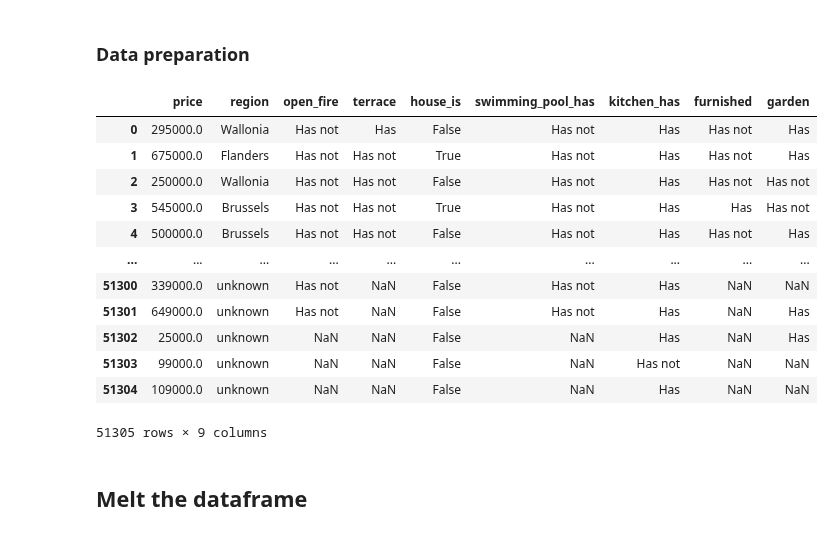
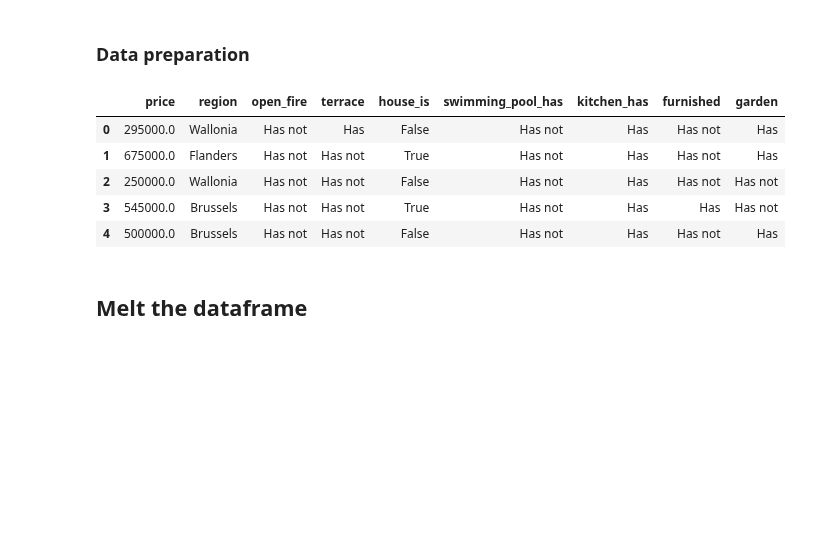
Before and after one commit to phfimmers/Data_visualization, a Jupyter notebook: plot_python_file/philippe_plot.ipynb, the cells around one changed output. Drawn from its saved outputs; the diff is of its cells as text; code cells hidden in the pictures; blank space fills up the shorter version.

```diff
--- a/plot_python_file/philippe_plot.ipynb
+++ b/plot_python_file/philippe_plot.ipynb
@@ -418,26 +366,19 @@ Value counts:
 # %%
 # change garden values >1 to Yes
 df_boolean['garden'] = df_boolean['garden'].apply(lambda x: 1 if x > 1 else x)
 
 ## Make contents a display friendly Has/Has not
 # change 0.0 to Has not, 1.0 to Has and unknown to NaN
 df_boolean = pd.concat([df_boolean['price'], df_boolean.iloc[:,1:].replace({
     0: 'Has not', 1: 'Has'})], axis = 1)
-df_boolean
+df_boolean.head()
 # %% [output]
 |  | price | region | open_fire | terrace | house_is | swimming_pool_has | kitchen_has | furnished | garden |
 | 0 | 295000.0 | Wallonia | Has not | Has | False | Has not | Has | Has not | Has |
 | 1 | 675000.0 | Flanders | Has not | Has not | True | Has not | Has | Has not | Has |
 | 2 | 250000.0 | Wallonia | Has not | Has not | False | Has not | Has | Has not | Has not |
 | 3 | 545000.0 | Brussels | Has not | Has not | True | Has not | Has | Has | Has not |
 | 4 | 500000.0 | Brussels | Has not | Has not | False | Has not | Has | Has not | Has |
-| ... | ... | ... | ... | ... | ... | ... | ... | ... | ... |
-| 51300 | 339000.0 | unknown | Has not | NaN | False | Has not | Has | NaN | NaN |
-| 51301 | 649000.0 | unknown | Has not | NaN | False | Has not | Has | NaN | Has |
-| 51302 | 25000.0 | unknown | NaN | NaN | False | NaN | Has | NaN | Has |
-| 51303 | 99000.0 | unknown | NaN | NaN | False | NaN | Has not | NaN | NaN |
-| 51304 | 109000.0 | unknown | NaN | NaN | False | NaN | Has | NaN | NaN |
-51305 rows × 9 columns
 # %% [markdown]
 ## Melt the dataframe
 # %%
```
Also changed, not shown: parts of 6 cells of this notebook.
